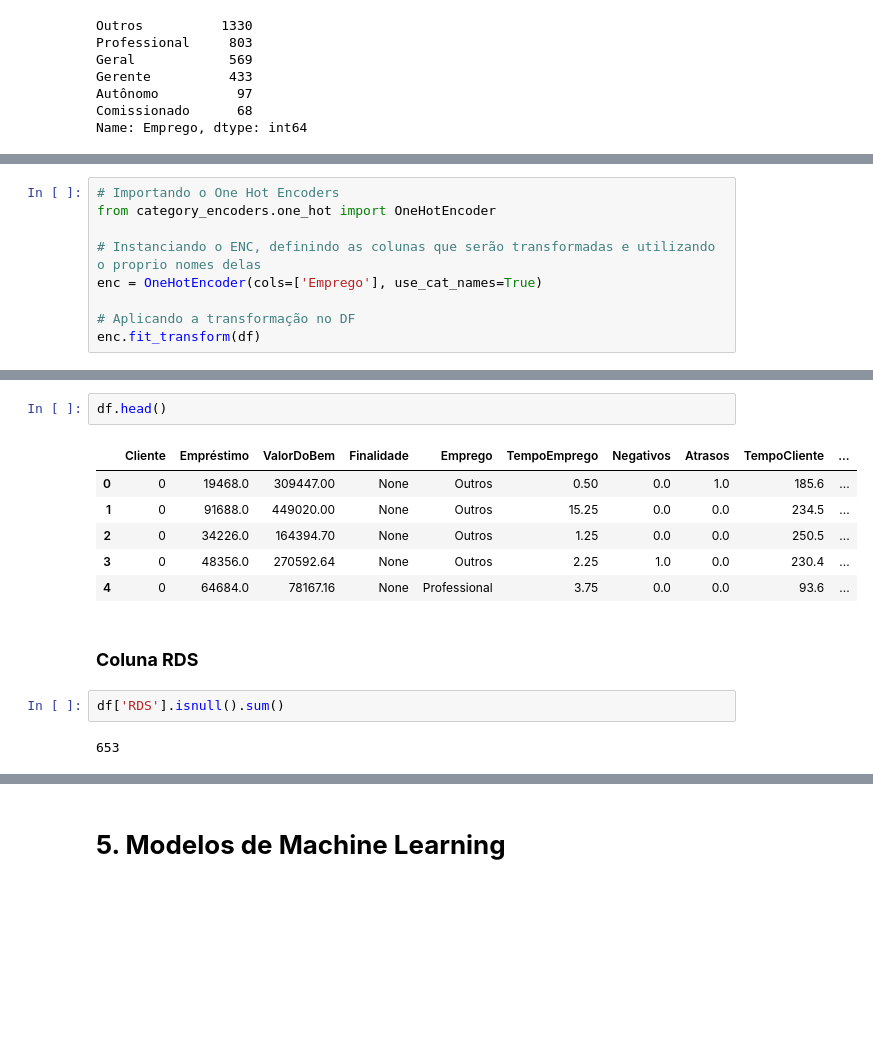
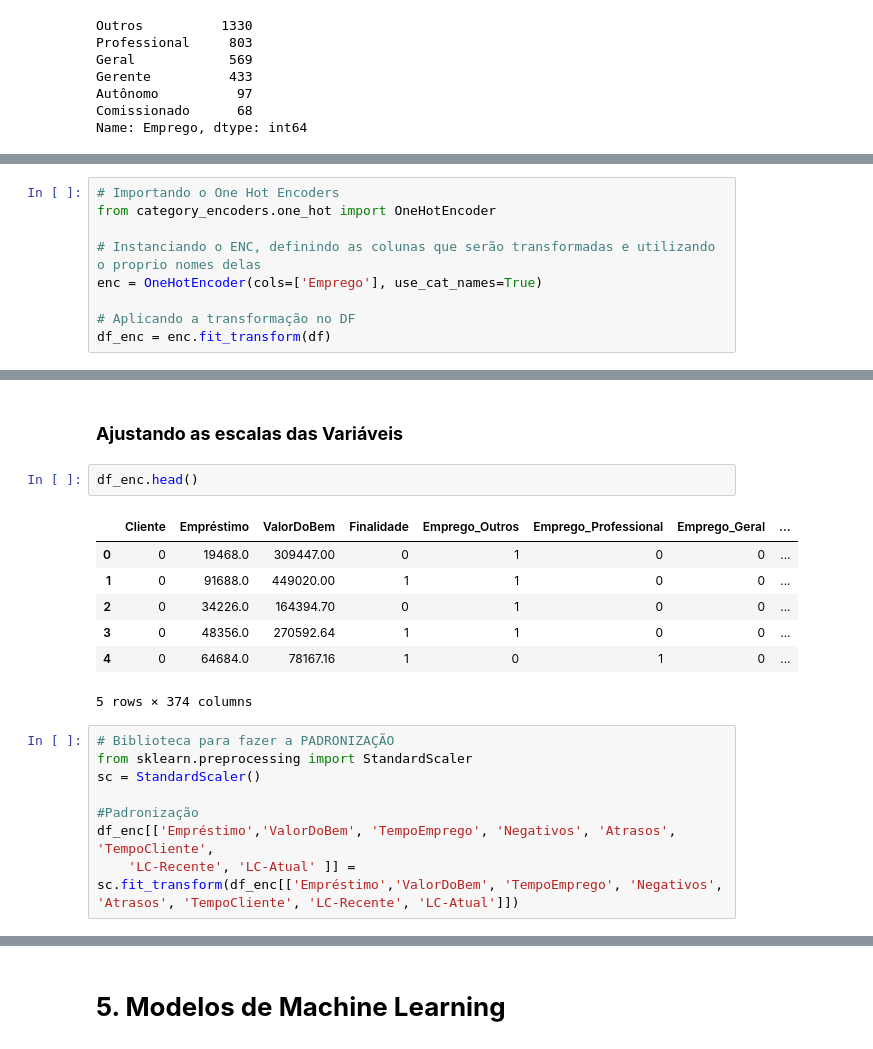
Before and after one commit to JosenildoJunior/Competicao_ML, a Jupyter notebook: 11ª_CompeticaoFLAI.ipynb, the cells around one changed output, grey strips where cells are left out. Cells and saved outputs as stored; diff of their text form; blank space fills up the shorter version.

```diff
--- a/11ª_CompeticaoFLAI.ipynb
+++ b/11ª_CompeticaoFLAI.ipynb
@@ -795,4 +796,4 @@ from category_encoders.one_hot import OneHotEncoder
 enc = OneHotEncoder(cols=['Emprego'], use_cat_names=True)
 
 # Aplicando a transformação no DF
-enc.fit_transform(df)
+df_enc = enc.fit_transform(df)
@@ -813,15 +810,20 @@ enc.fit_transform(df)
+# %% [markdown]
+### **Ajustando as escalas das Variáveis**
 # %%
-df.head()
+df_enc.head()
 # %% [output]
-|  | Cliente | Empréstimo | ValorDoBem | Finalidade | Emprego | TempoEmprego | Negativos | Atrasos | TempoCliente | ... |
-| 0 | 0 | 19468.0 | 309447.00 | None | Outros | 0.50 | 0.0 | 1.0 | 185.6 | ... |
-| 1 | 0 | 91688.0 | 449020.00 | None | Outros | 15.25 | 0.0 | 0.0 | 234.5 | ... |
-| 2 | 0 | 34226.0 | 164394.70 | None | Outros | 1.25 | 0.0 | 0.0 | 250.5 | ... |
-| 3 | 0 | 48356.0 | 270592.64 | None | Outros | 2.25 | 1.0 | 0.0 | 230.4 | ... |
-| 4 | 0 | 64684.0 | 78167.16 | None | Professional | 3.75 | 0.0 | 0.0 | 93.6 | ... |
+|  | Cliente | Empréstimo | ValorDoBem | Finalidade | Emprego_Outros | Emprego_Professional | Emprego_Geral | ... |
+| 0 | 0 | 19468.0 | 309447.00 | 0 | 1 | 0 | 0 | ... |
+| 1 | 0 | 91688.0 | 449020.00 | 1 | 1 | 0 | 0 | ... |
+| 2 | 0 | 34226.0 | 164394.70 | 0 | 1 | 0 | 0 | ... |
+| 3 | 0 | 48356.0 | 270592.64 | 1 | 1 | 0 | 0 | ... |
+| 4 | 0 | 64684.0 | 78167.16 | 1 | 0 | 1 | 0 | ... |
+5 rows × 374 columns
-# %% [markdown]
-### **Coluna RDS**
-# %%
-df['RDS'].isnull().sum()
-# %% [output]
-653
+# %%
+# Biblioteca para fazer a PADRONIZAÇÃO
+from sklearn.preprocessing import StandardScaler
+sc = StandardScaler()
+
+#Padronização
+df_enc[['Empréstimo','ValorDoBem', 'TempoEmprego', 'Negativos', 'Atrasos', 'TempoCliente',
+    'LC-Recente', 'LC-Atual' ]] = sc.fit_transform(df_enc[['Empréstimo','ValorDoBem', 'TempoEmprego', 'Negativos', 'Atrasos', 'TempoCliente', 'LC-Recente', 'LC-Atual']])
```
Also changed, not shown: parts of 31 cells of this notebook.
